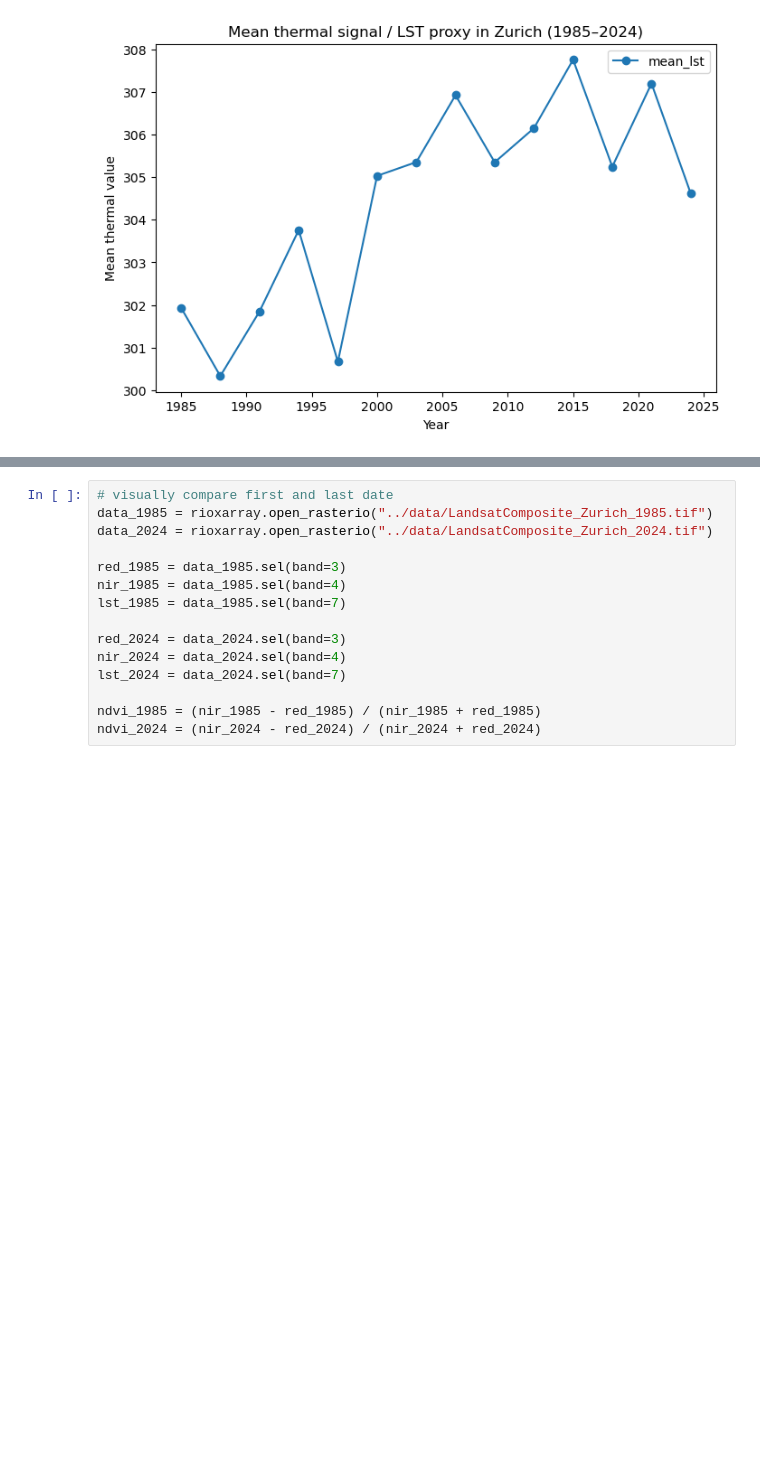
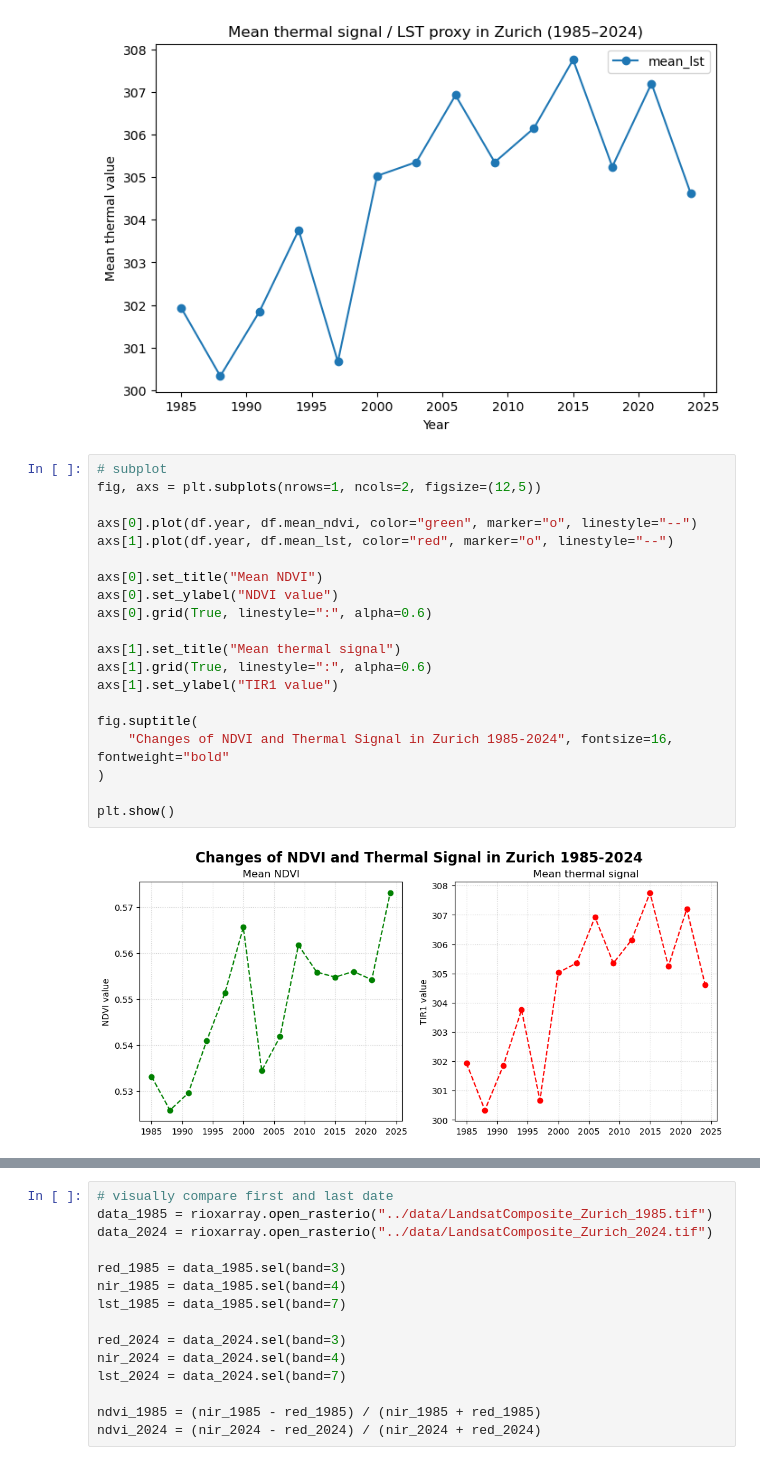
Before and after one commit to silhoe/SDS_project, a Jupyter notebook: notebooks/Project3.ipynb, the cells around one changed output, grey strips where cells are left out. Cells and saved outputs as stored; diff of their text form; blank space fills up the shorter version.

```diff
--- a/notebooks/Project3.ipynb
+++ b/notebooks/Project3.ipynb
@@ -115,6 +116,28 @@ plt.ylabel("Mean thermal value")
 plt.show()
 # %% [output]
 [figure]
+# %%
+# subplot
+fig, axs = plt.subplots(nrows=1, ncols=2, figsize=(12,5))
+
+axs[0].plot(df.year, df.mean_ndvi, color="green", marker="o", linestyle="--")
+axs[1].plot(df.year, df.mean_lst, color="red", marker="o", linestyle="--")
+
+axs[0].set_title("Mean NDVI")
+axs[0].set_ylabel("NDVI value")
+axs[0].grid(True, linestyle=":", alpha=0.6)
+
+axs[1].set_title("Mean thermal signal")
+axs[1].grid(True, linestyle=":", alpha=0.6)
+axs[1].set_ylabel("TIR1 value")
+
+fig.suptitle(
+    "Changes of NDVI and Thermal Signal in Zurich 1985-2024", fontsize=16, fontweight="bold"
+)
+
+plt.show()
+# %% [output]
+[figure, added]
 # %%
 df.plot.scatter(
     x="mean_ndvi",
```
Also changed, not shown: parts of 6 cells of this notebook.
